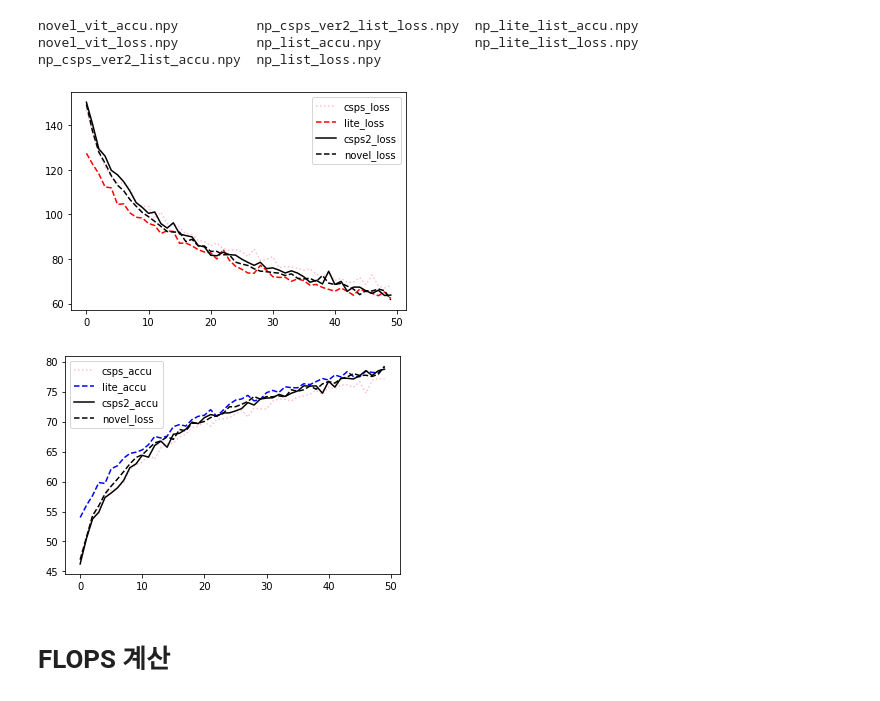
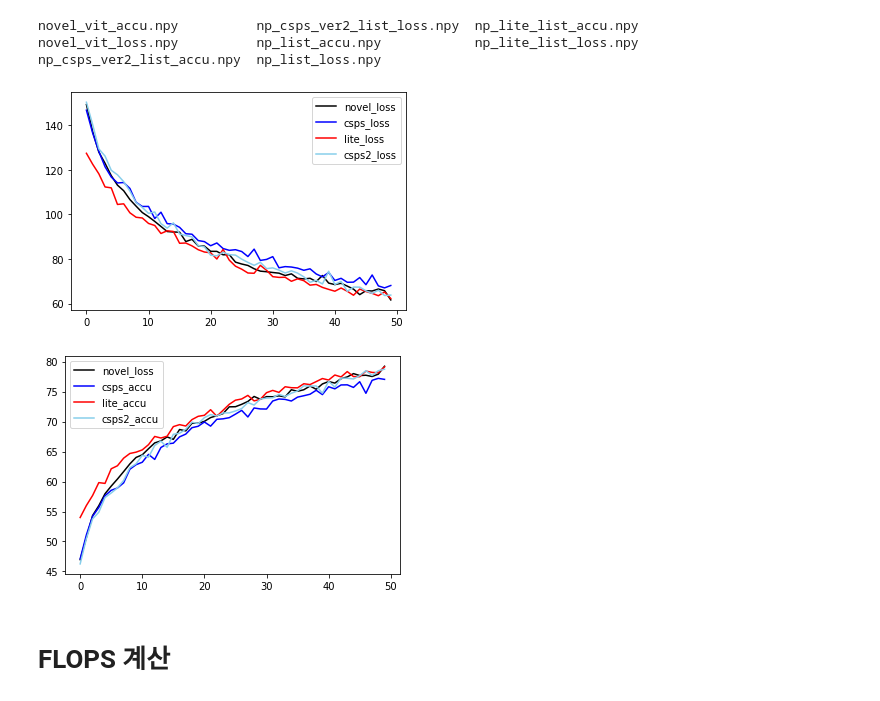
Before and after one commit to Hansanghyun-github/my_prototype, a Jupyter notebook: prototype.ipynb, the cells around one changed output. Saved outputs shown, nothing was run; the diff lists cells and outputs as text; code cells hidden in the pictures.

```diff
--- a/prototype.ipynb
+++ b/prototype.ipynb
@@ -1116,27 +1067,27 @@ csps_loss = np.load(F"/content/gdrive/MyDrive/VIT_result/np_list_loss.npy")
 csps_accu = np.load(F"/content/gdrive/MyDrive/VIT_result/np_list_accu.npy")
 lite_loss = np.load(F"/content/gdrive/MyDrive/VIT_result/np_lite_list_loss.npy")
 lite_accu = np.load(F"/content/gdrive/MyDrive/VIT_result/np_lite_list_accu.npy")
-np_loss_csps_vit_ver2 = np.load(F"/content/gdrive/MyDrive/VIT_result/np_csps_ver2_list_loss.npy")
-np_acc_csps_vit_ver2 = np.load(F"/content/gdrive/MyDrive/VIT_result/np_csps_ver2_list_accu.npy")
+csps2_loss = np.load(F"/content/gdrive/MyDrive/VIT_result/np_csps_ver2_list_loss.npy")
+csps2_accu = np.load(F"/content/gdrive/MyDrive/VIT_result/np_csps_ver2_list_accu.npy")
 novel_loss = np.load(F"/content/gdrive/MyDrive/VIT_result/novel_vit_loss.npy")
 novel_accu = np.load(F"/content/gdrive/MyDrive/VIT_result/novel_vit_accu.npy")
 # %%
 %matplotlib inline
-plt.plot(csps_loss, label = "csps_loss", color = 'pink', linestyle = ":")
-plt.plot(lite_loss, label = "lite_loss", color = 'red', linestyle = "--")
-plt.plot(np_loss_csps_vit_ver2, label = "csps2_loss", color = 'black')
-plt.plot(novel_loss, label = "novel_loss", color = 'black', linestyle = "--")
-plt.legend(loc = 0)
+plt.plot(novel_loss, label = "novel_loss", color = 'black')
+plt.plot(csps_loss, label = "csps_loss", color = 'blue')
+plt.plot(lite_loss, label = "lite_loss", color = 'red')
+plt.plot(csps2_loss, label = "csps2_loss", color = 'skyblue')
+plt.legend()
 plt.show()
-plt.plot(csps_accu, label = "csps_accu", color = 'pink', linestyle = ":")
-plt.plot(lite_accu, label = "lite_accu", color = 'blue', linestyle = "--")
-plt.plot(np_acc_csps_vit_ver2, label = "csps2_accu", color = 'black')
-plt.plot(novel_accu, label = "novel_loss", color = 'black', linestyle = "--")
-plt.legend(loc = 0)
+plt.plot(novel_accu, label = "novel_loss", color = 'black')
+plt.plot(csps_accu, label = "csps_accu", color = 'blue')
+plt.plot(lite_accu, label = "lite_accu", color = 'red')
+plt.plot(csps2_accu, label = "csps2_accu", color = 'skyblue')
+plt.legend()
 plt.show()
 # %% [output]
-[figure, old version]
+[figure, new version]
-[figure, old version]
+[figure, new version]
 # %%
 np.save(F"/content/gdrive/MyDrive/VIT_result/np_csps_ver2_list_loss.npy", list_loss_csps_vit_ver2)
 np.save(F"/content/gdrive/MyDrive/VIT_result/np_csps_ver2_list_accu.npy", list_acc_csps_vit_ver2)
```
Also changed, not shown: parts of 30 cells of this notebook.
